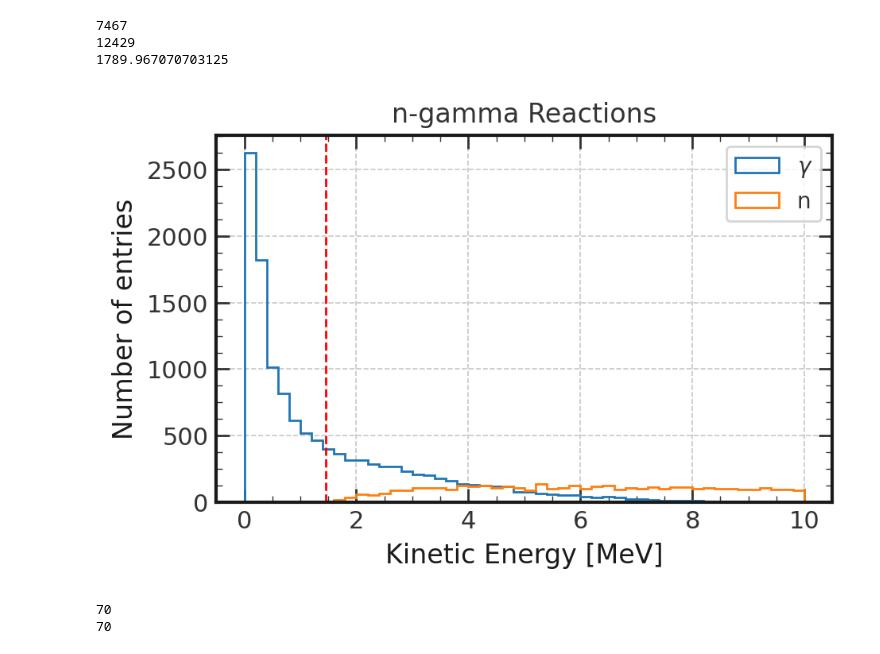
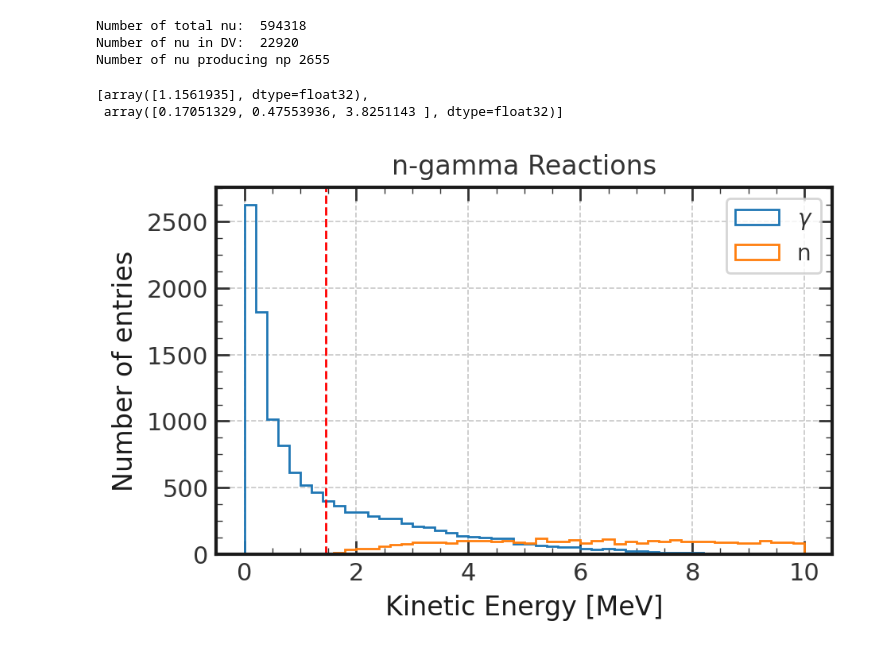
Before and after one commit to gkufatty/neutron-multiplicity, a Jupyter notebook: examples/truth_level_analysis_V2.ipynb, the cells around one changed output. Saved outputs shown, nothing was run; the diff lists cells and outputs as text; code cells hidden in the pictures.

```diff
--- a/examples/truth_level_analysis_V2.ipynb
+++ b/examples/truth_level_analysis_V2.ipynb
@@ -64,5 +64,32 @@ def check_atom_pdg(number):
 
     # Return True if it matches, False otherwise
     return bool(match)
+
+
+
+def get_Z_of_PDG(number):
+    # Convert the number to a string
+    str_number = str(number)
+    # Get the 5th and 6th digits
+    fifth_digit = str_number[4]
+    sixth_digit = str_number[5]
+    complete_z = fifth_digit + sixth_digit
+    # Return the digits as a tuple
+    return complete_z
+
+
+
+def calculate_length(np_dict):
+    distances = []
+    start_points = np_dict['proton_start']
+    end_points = np_dict['proton_end']
+    for i in range(len(start_points)):
+        dx2 = np.square(end_points[i][0][0] - start_points[i][0][0])
+        dy2 = np.square(end_points[i][0][1] - start_points[i][0][1])
+        dz2 = np.square(end_points[i][0][2] - start_points[i][0][2])
+        temp_distance = np.sqrt(dx2 + dy2 + dz2)
+        distances.append(temp_distance)
+
+    return distances
 # %%
 print(check_atom_pdg(ParticleCode().argon))
@@ -229,29 +696,41 @@ for filename in tqdm(glob.glob(f_directory+'/*/*.hdf5')):
 
 
     if file_counter==n_files: break
-# %%
-print(len(ngamma_dict['neutron_energy']))
-print(len(ngamma_dict['gamma_energy']))
-
-print(np.max(ngamma_dict['neutron_energy']))
-# %% [output]
-7467
-12429
-1789.967070703125
+# %%
+print("Number of total nu: ", np.sum(n_nu_ixn_total))
+print("Number of nu in DV: ", np.sum(n_nu_ixn))
+print("Number of nu producing np", len(np_dict['vertex_id']))
+# %% [output]
+Number of total nu:  594318
+Number of nu in DV:  22920
+Number of nu producing np 2655
+# %%
+ngamma_dict['photon_energy'][0]
+# %% [output]
+[array([1.1561935], dtype=float32),
+ array([0.17051329, 0.47553936, 3.8251143 ], dtype=float32)]
+# %%
+photon_energies = []
+
+for ixn in ngamma_dict['photon_energy']:
+    #print(ixn)
+    for n in ixn:
+        for photon in n:
+            photon_energies.append(photon)
+# %%
+neutron_energies = []
+
+for ixn in ngamma_dict['parent_energy']:
+    for n in ixn:
+        neutron_energies.append(n)
 # %%
-plt.hist(ngamma_dict['gamma_energy'],bins=50,range=(0,10.),histtype='step',label=r'$\gamma$')
-plt.hist(ngamma_dict['neutron_energy'],bins=50,range=(0,10.),histtype='step',label='n')
+plt.hist(photon_energies,bins=50,range=(0,10.),histtype='step',label=r'$\gamma$')
+plt.hist(neutron_energies,bins=50,range=(0,10.),histtype='step',label='n')
 plt.title("n-gamma Reactions")
 plt.ylabel('Number of entries')
 plt.xlabel('Kinetic Energy [MeV]')
 plt.axvline(1.46,0,1,ls="--",lw=1.,color='red')
 plt.legend()
 plt.show()
 # %% [output]
-[figure, old version]
+[figure, new version]
-# %%
-print(len(np_dict['neutron_energy']))
-print(len(np_dict['proton_energy']))
-# %% [output]
-70
-70
```
Also changed, not shown: parts of 13 cells of this notebook, 2 other files.
